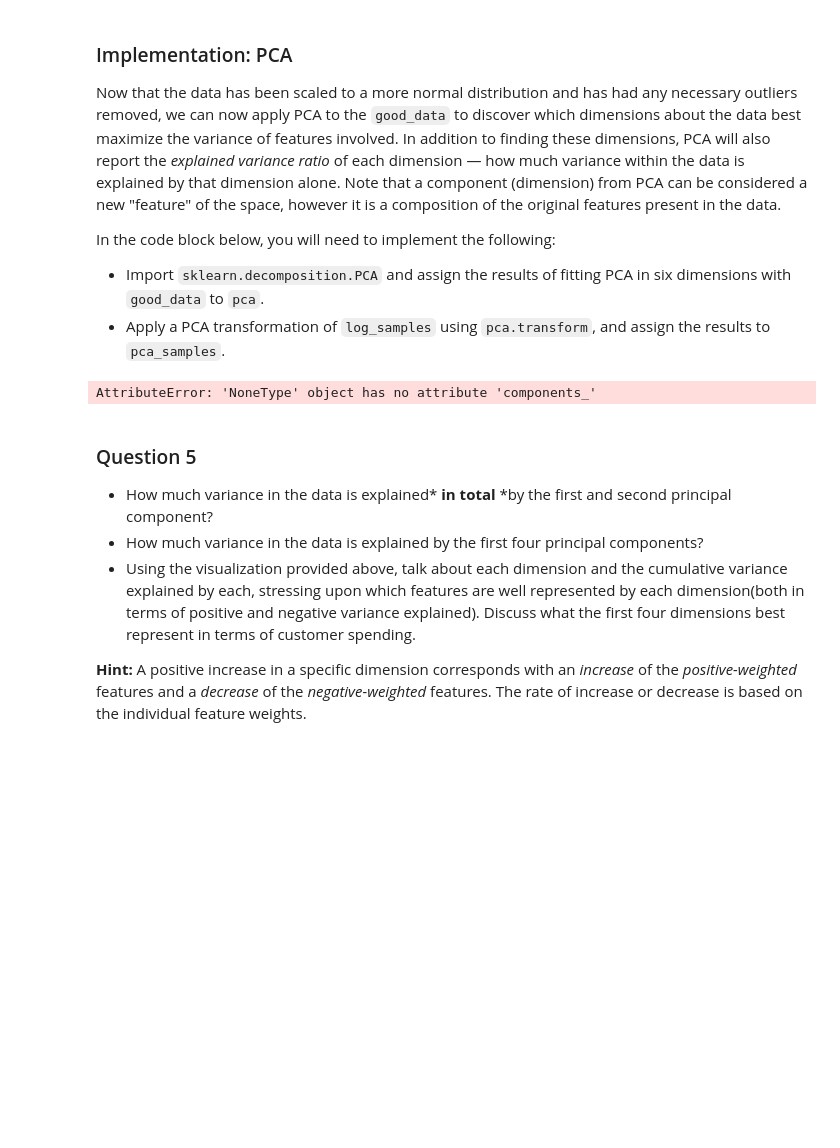
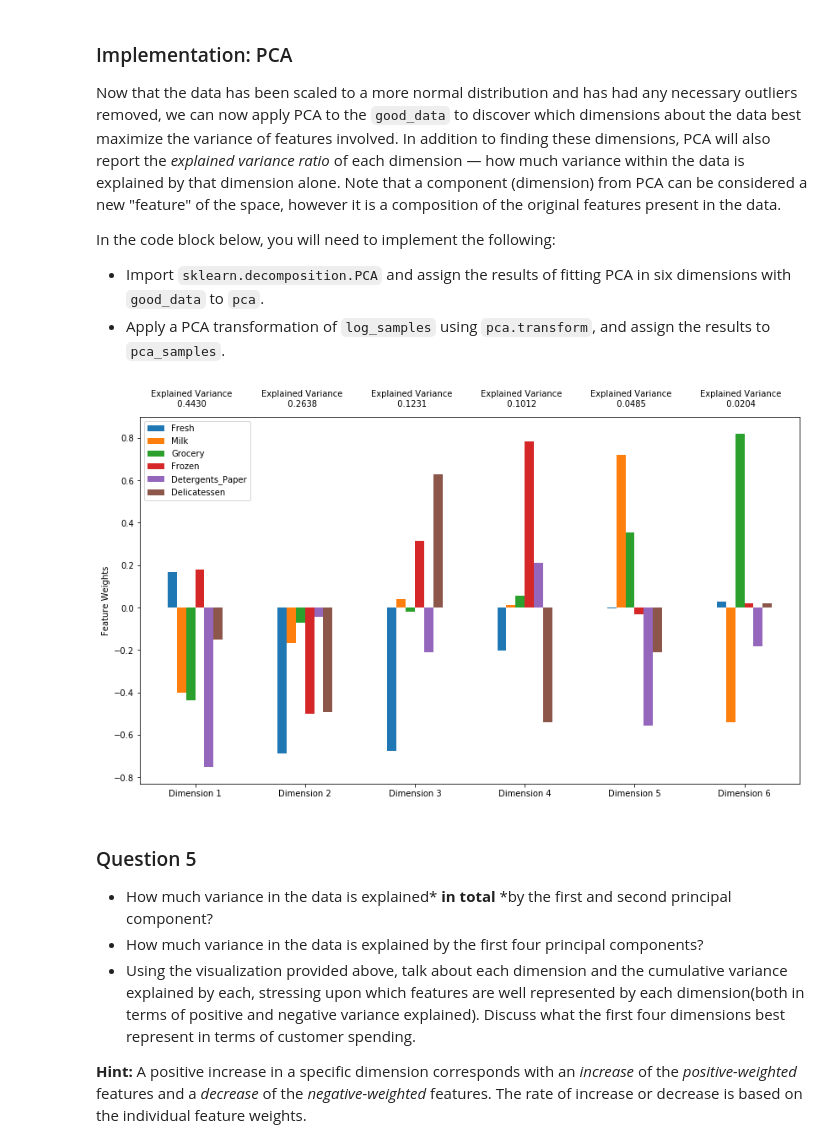
Before and after one commit to dkomlen/machine-learning, a Jupyter notebook: projects/customer_segments/customer_segments.ipynb, the cells around one changed output. Cells and saved outputs as stored; diff of their text form; code cells hidden in the pictures; blank space fills up the shorter version.

```diff
--- a/projects/customer_segments/customer_segments.ipynb
+++ b/projects/customer_segments/customer_segments.ipynb
@@ -232,8 +236,10 @@ for feature in log_data.keys():
 outliers.sort()
 print(outliers)
 
+outliers = [65, 66, 75, 128, 154]
+
 # Remove the outliers, if any were specified
-good_data = log_data.drop(log_data.index[[65, 66, 75, 128, 154]]).reset_index(drop = True)
+good_data = log_data.drop(log_data.index[outliers]).reset_index(drop = True)
 # %% [output]
 Data points considered outliers for the feature 'Fresh':
 |  | Fresh | Milk | Grocery | Frozen | Detergents_Paper | Delicatessen |
@@ -320,16 +327,19 @@ In the code block below, you will need to implement the following:
  - Import `sklearn.decomposition.PCA` and assign the results of fitting PCA in six dimensions with `good_data` to `pca`.
  - Apply a PCA transformation of `log_samples` using `pca.transform`, and assign the results to `pca_samples`.
 # %%
+from sklearn.decomposition import PCA
+
 # TODO: Apply PCA by fitting the good data with the same number of dimensions as features
-pca = None
+pca = PCA(n_components=6)
+pca_fit = pca.fit(good_data)
 
 # TODO: Transform log_samples using the PCA fit above
-pca_samples = None
+pca_samples = pca_fit.transform(log_samples)
 
 # Generate PCA results plot
 pca_results = vs.pca_results(good_data, pca)
 # %% [output]
-AttributeError: 'NoneType' object has no attribute 'components_'
+[figure, added]
 # %% [markdown]
 ### Question 5
 
```
Also changed, not shown: parts of 31 cells of this notebook.
